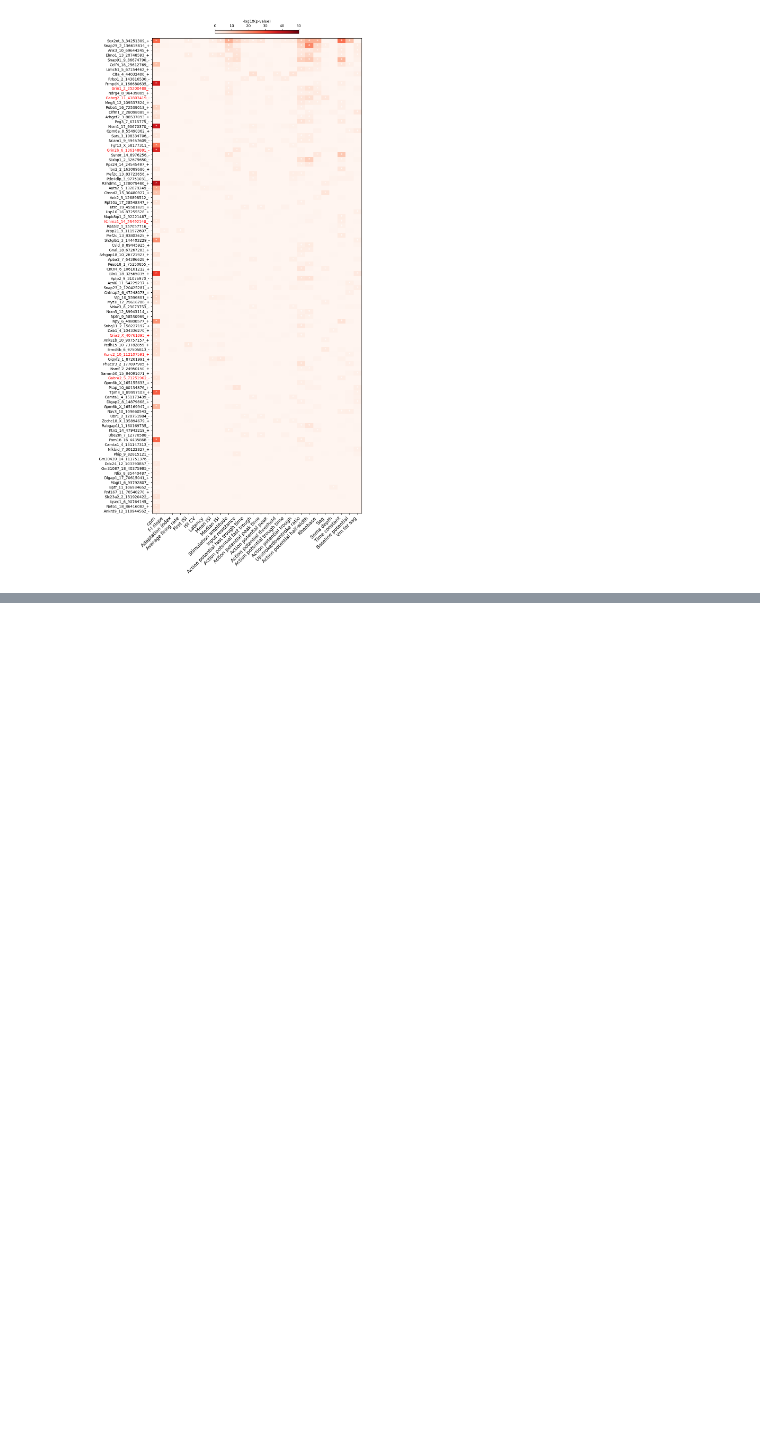
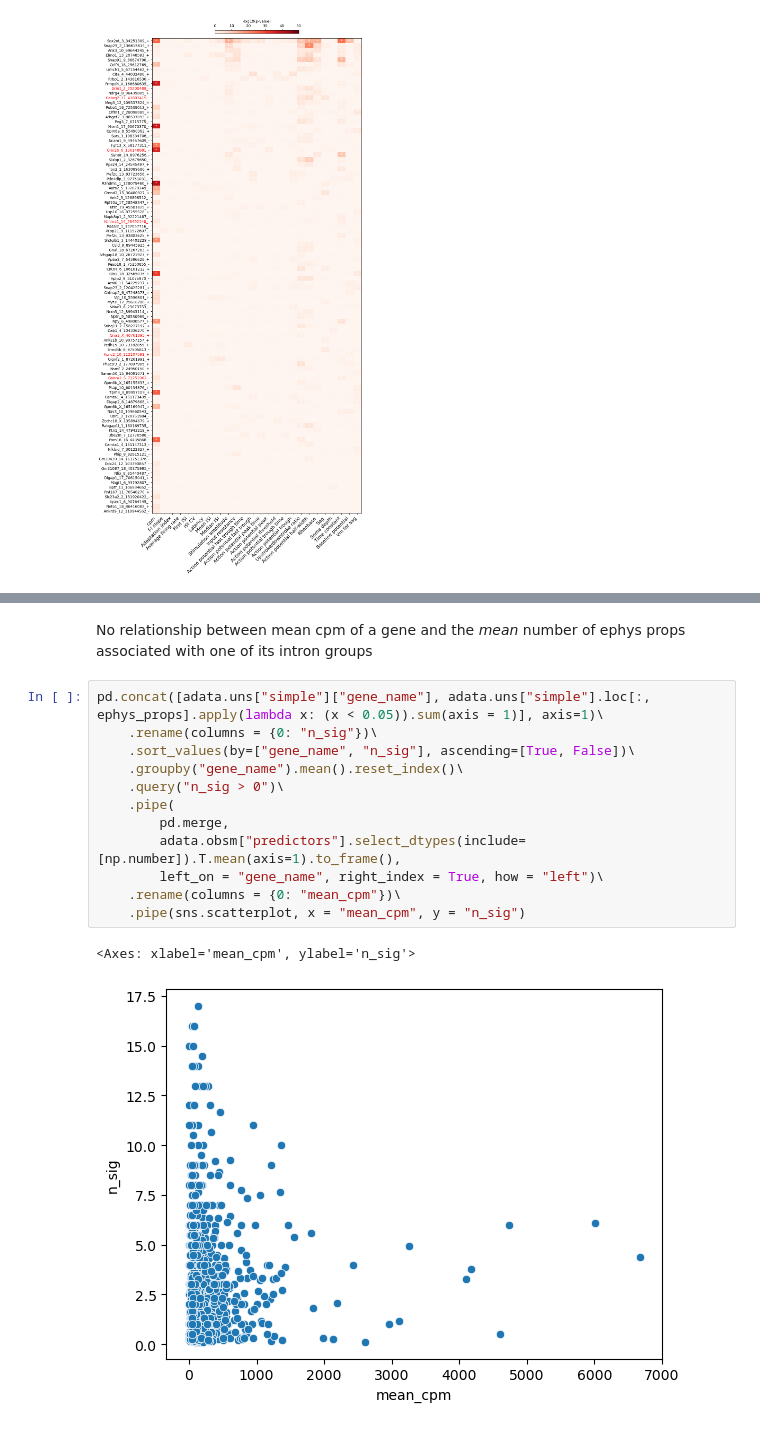
Before and after one commit to nuoxuxu/patch_seq_spl, a Jupyter notebook: notebooks/funcitonal_characterization.ipynb, the cells around one changed output, grey strips where cells are left out. Saved outputs shown, nothing was run; the diff lists cells and outputs as text; blank space fills up the shorter version.

```diff
--- a/notebooks/funcitonal_characterization.ipynb
+++ b/notebooks/funcitonal_characterization.ipynb
@@ -257,0 +266,17 @@ Text(0.5, 0, 'proportion')
+# %% [markdown]
+No relationship between mean cpm of a gene and the *mean* number of ephys props associated with one of its intron groups
+# %%
+pd.concat([adata.uns["simple"]["gene_name"], adata.uns["simple"].loc[:, ephys_props].apply(lambda x: (x < 0.05)).sum(axis = 1)], axis=1)\
+    .rename(columns = {0: "n_sig"})\
+    .sort_values(by=["gene_name", "n_sig"], ascending=[True, False])\
+    .groupby("gene_name").mean().reset_index()\
+    .query("n_sig > 0")\
+    .pipe(
+        pd.merge,
+        adata.obsm["predictors"].select_dtypes(include=[np.number]).T.mean(axis=1).to_frame(),
+        left_on = "gene_name", right_index = True, how = "left")\
+    .rename(columns = {0: "mean_cpm"})\
+    .pipe(sns.scatterplot, x = "mean_cpm", y = "n_sig")
+# %% [output]
+<Axes: xlabel='mean_cpm', ylabel='n_sig'>
+[figure, added]
```
Also changed, not shown: parts of 25 cells of this notebook, 3 other files.
